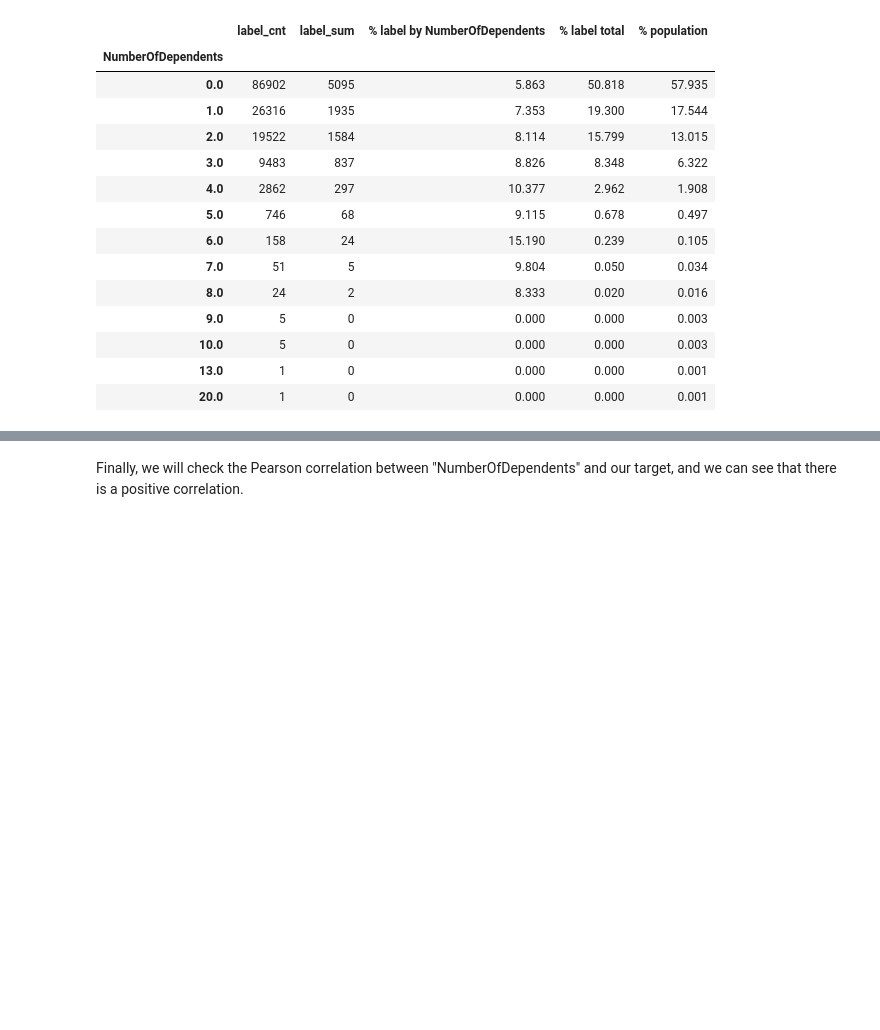
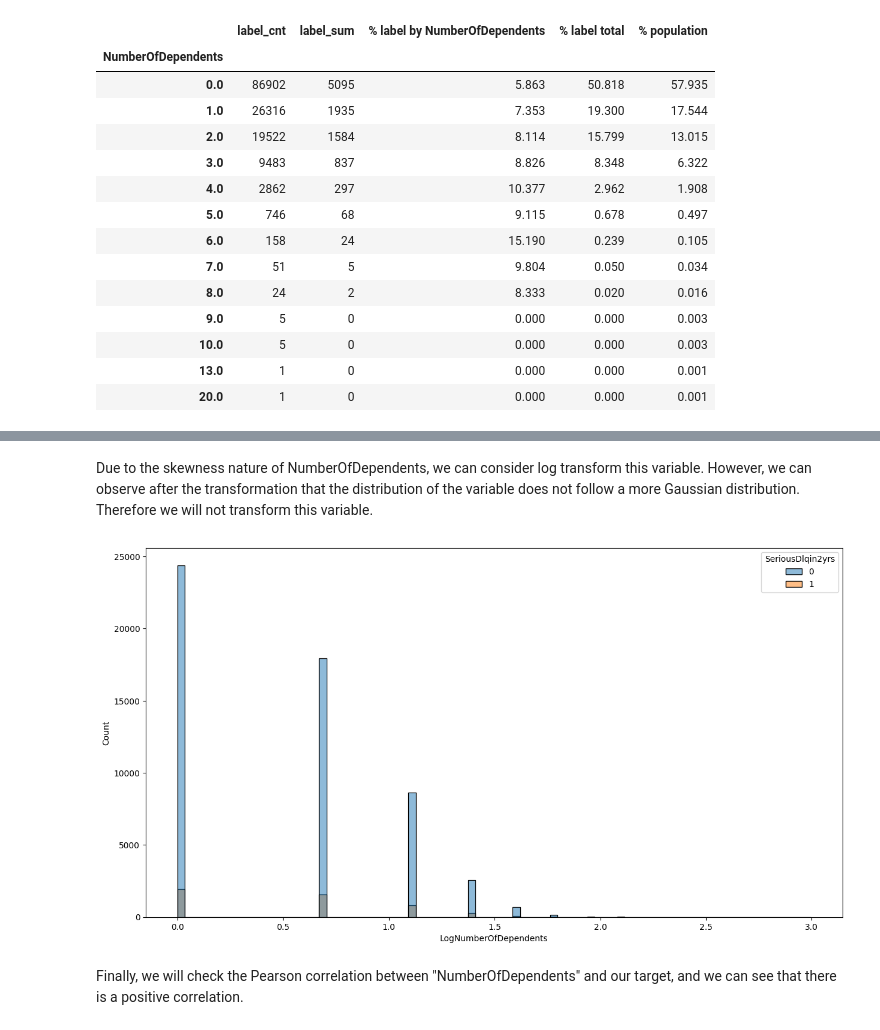
Before and after one commit to htrieu93/Give-me-some-credit, a Jupyter notebook: EDA.ipynb, the cells around one changed output, grey strips where cells are left out. Drawn from its saved outputs; the diff is of its cells as text; code cells hidden in the pictures; blank space fills up the shorter version.

```diff
--- a/EDA.ipynb
+++ b/EDA.ipynb
@@ -859,6 +878,15 @@ train.loc[train['NumberOfDependents']==0].describe()
 | 50% | 75166.500000 | 0.000000 | 0.118846 | 56.000000 | 0.000000 | 0.372411 | ... |
 | 75% | 112537.750000 | 0.000000 | 0.505089 | 66.000000 | 0.000000 | 2.911055 | ... |
 | max | 150000.000000 | 1.000000 | 50708.000000 | 107.000000 | 98.000000 | 329664.000000 | ... |
+# %% [markdown]
+Due to the skewness nature of NumberOfDependents, we can consider log transform this variable. However, we can observe after the transformation that the distribution of the variable does not follow a more Gaussian distribution. Therefore we will not transform this variable.
+# %%
+train['LogNumberOfDependents'] = np.log(train['NumberOfDependents'])
+plot_histogram(data=train,
+               x='LogNumberOfDependents',
+               hue='SeriousDlqin2yrs')
+# %% [output]
+[figure, added]
 # %% [markdown]
 Finally, we will check the Pearson correlation between "NumberOfDependents" and our target, and we can see that there is a positive correlation.
 # %%
```
Also changed, not shown: parts of 8 cells of this notebook, 4 other files.
